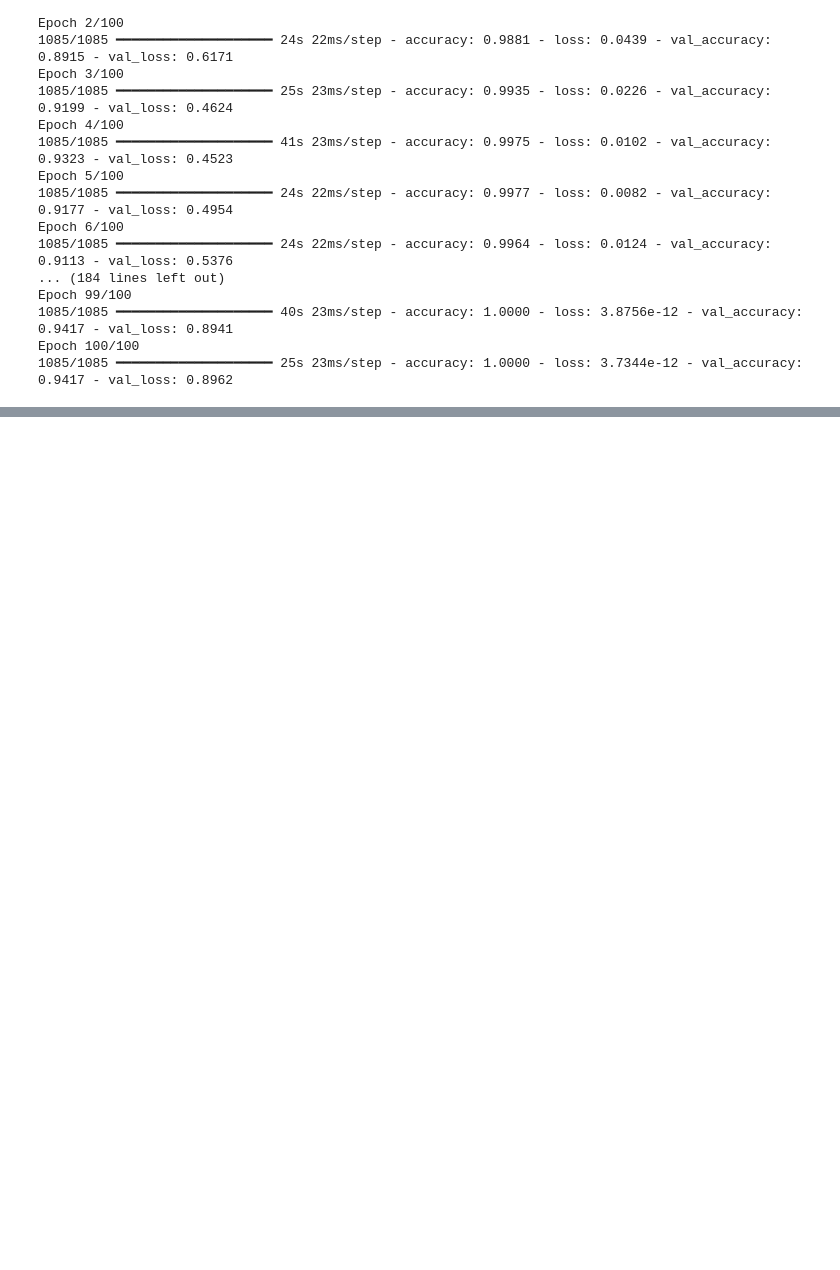
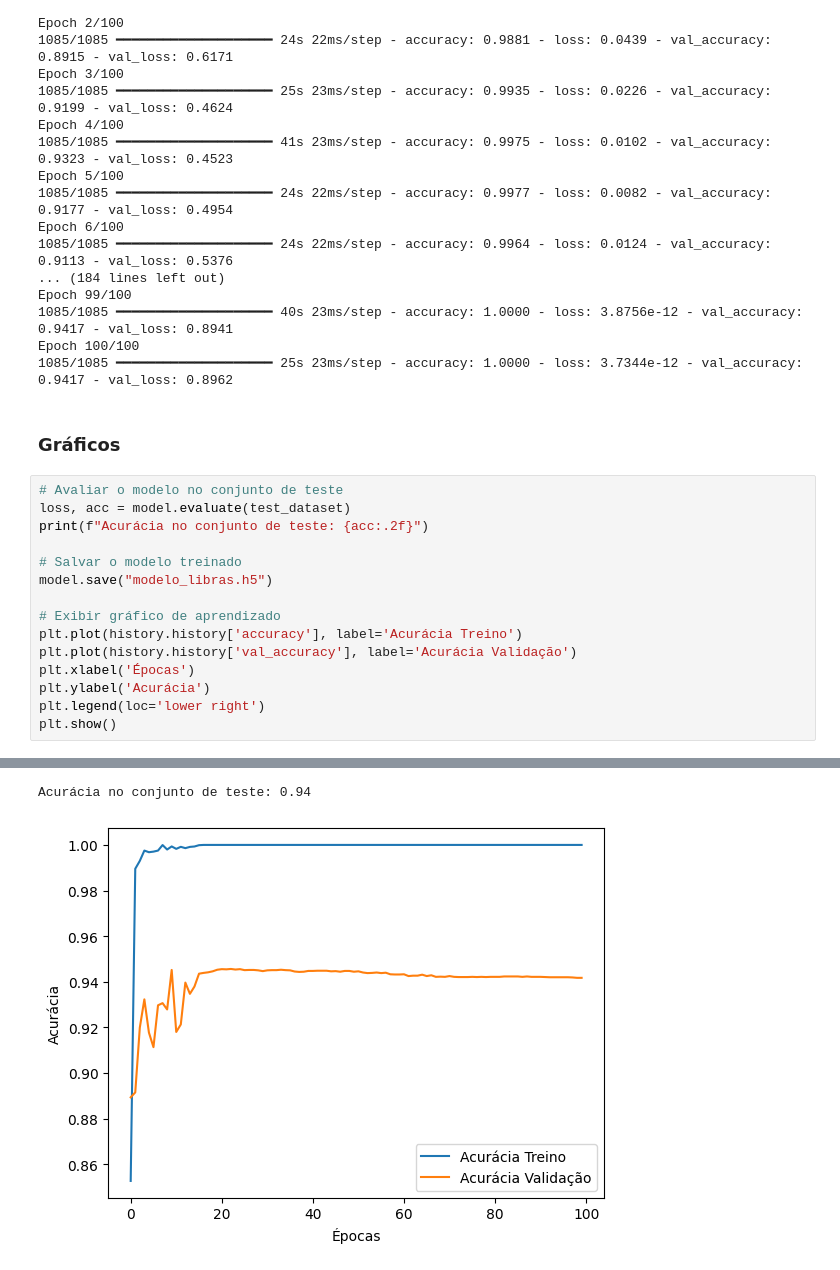
Before and after one commit to julioquevdo/libras, a Jupyter notebook: libras_ai.ipynb, the cells around one changed output, grey strips where cells are left out. Drawn from its saved outputs; the diff is of its cells as text; blank space fills up the shorter version.

Commit message:
more graphs and jupyter configuration

```diff
--- a/libras_ai.ipynb
+++ b/libras_ai.ipynb
@@ -106,3 +106,21 @@ Epoch 99/100
 1085/1085 ━━━━━━━━━━━━━━━━━━━━ 40s 23ms/step - accuracy: 1.0000 - loss: 3.8756e-12 - val_accuracy: 0.9417 - val_loss: 0.8941
 Epoch 100/100
 1085/1085 ━━━━━━━━━━━━━━━━━━━━ 25s 23ms/step - accuracy: 1.0000 - loss: 3.7344e-12 - val_accuracy: 0.9417 - val_loss: 0.8962
+# %% [markdown]
+### Gráficos
+# %%
+# Avaliar o modelo no conjunto de teste
+loss, acc = model.evaluate(test_dataset)
+print(f"Acurácia no conjunto de teste: {acc:.2f}")
+
+# Salvar o modelo treinado
+model.save("modelo_libras.h5")
+
+# Exibir gráfico de aprendizado
+plt.plot(history.history['accuracy'], label='Acurácia Treino')
+plt.plot(history.history['val_accuracy'], label='Acurácia Validação')
+plt.xlabel('Épocas')
+plt.ylabel('Acurácia')
+plt.legend(loc='lower right')
+plt.show()
+# %% [output]
@@ -108,0 +129,2 @@ Epoch 100/100
+Acurácia no conjunto de teste: 0.94
+[figure, added]
```
Also changed, not shown: parts of 2 cells of this notebook, 2 other files.
